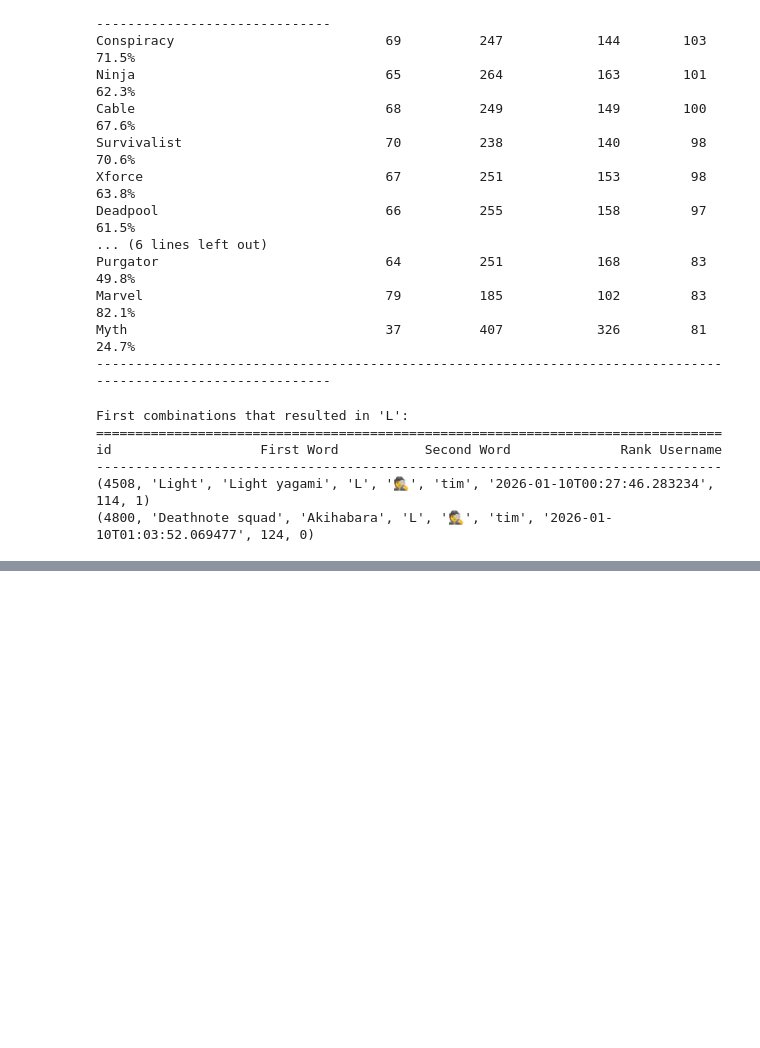
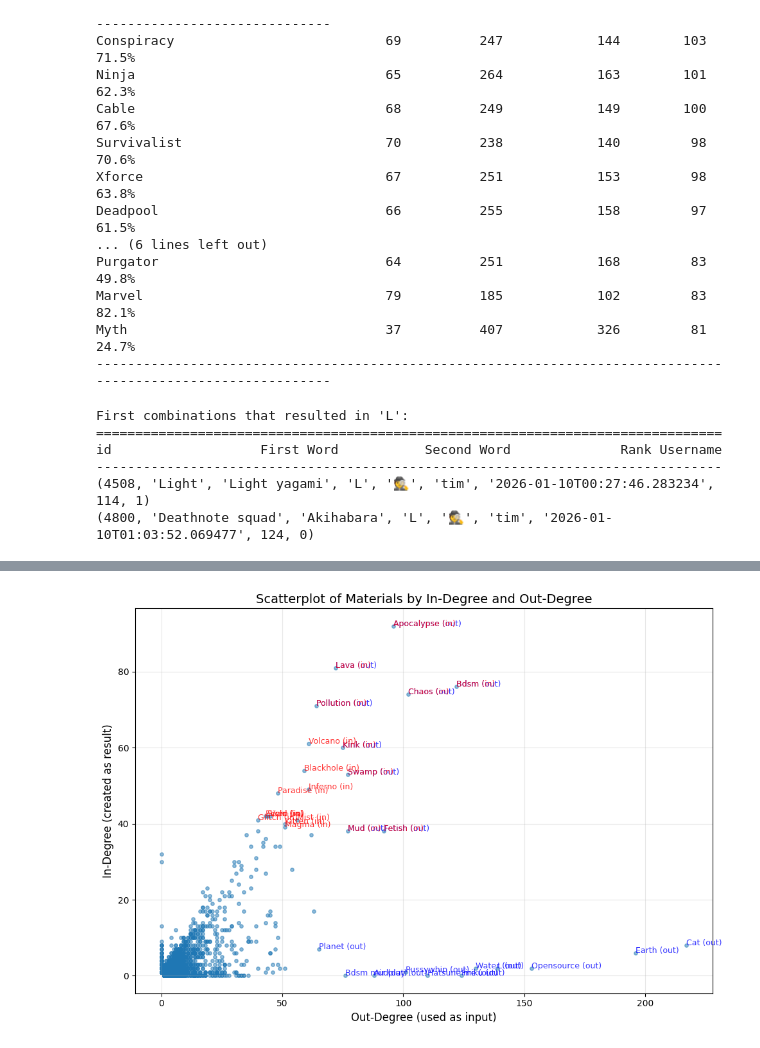
Before and after one commit to s-almeda/infiniteCATs, a Jupyter notebook: server/analyze_dependencies.ipynb, the cells around one changed output, grey strips where cells are left out. Cells and saved outputs as stored; diff of their text form; code cells hidden in the pictures; blank space fills up the shorter version.

```diff
--- a/server/analyze_dependencies.ipynb
+++ b/server/analyze_dependencies.ipynb
@@ -976,0 +1185,30 @@ id                   First Word           Second Word              Rank Username
+# %%
+import matplotlib.pyplot as plt
+
+# Extract in-degree and out-degree for all materials
+in_degrees = [item['in_degree'] for item in sorted_by_out]
+out_degrees = [item['out_degree'] for item in sorted_by_out]
+names = [item['name'] for item in sorted_by_out]
+
+plt.figure(figsize=(10, 7))
+plt.scatter(out_degrees, in_degrees, alpha=0.5, s=15)
+
+# Label top 20 by out-degree
+for i in range(20):
+    plt.annotate(f"{names[i]} (out)", (out_degrees[i], in_degrees[i]), fontsize=9, color='blue', alpha=0.8)
+
+# Label top 20 by in-degree
+sorted_by_in = sorted(sorted_by_out, key=lambda x: x['in_degree'], reverse=True)
+for i in range(20):
+    idx = names.index(sorted_by_in[i]['name'])
+    plt.annotate(f"{sorted_by_in[i]['name']} (in)", (out_degrees[idx], in_degrees[idx]), fontsize=9, color='red', alpha=0.8)
+
+plt.xlabel('Out-Degree (used as input)', fontsize=12)
+plt.ylabel('In-Degree (created as result)', fontsize=12)
+plt.title('Scatterplot of Materials by In-Degree and Out-Degree', fontsize=14)
+plt.grid(True, alpha=0.3)
+
+plt.tight_layout()
+plt.show()
+# %% [output]
+[figure, added]
```
Also changed, not shown: parts of 10 cells of this notebook, 2 other files.
